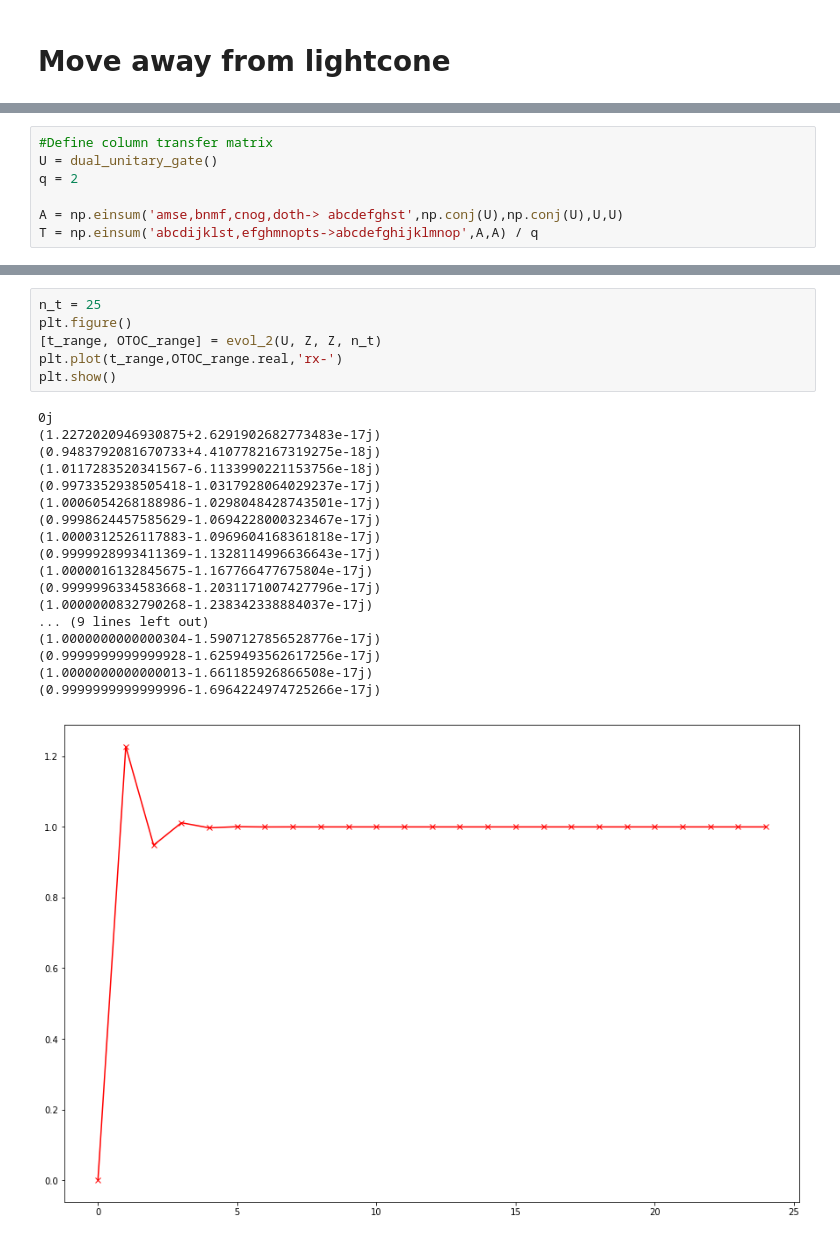
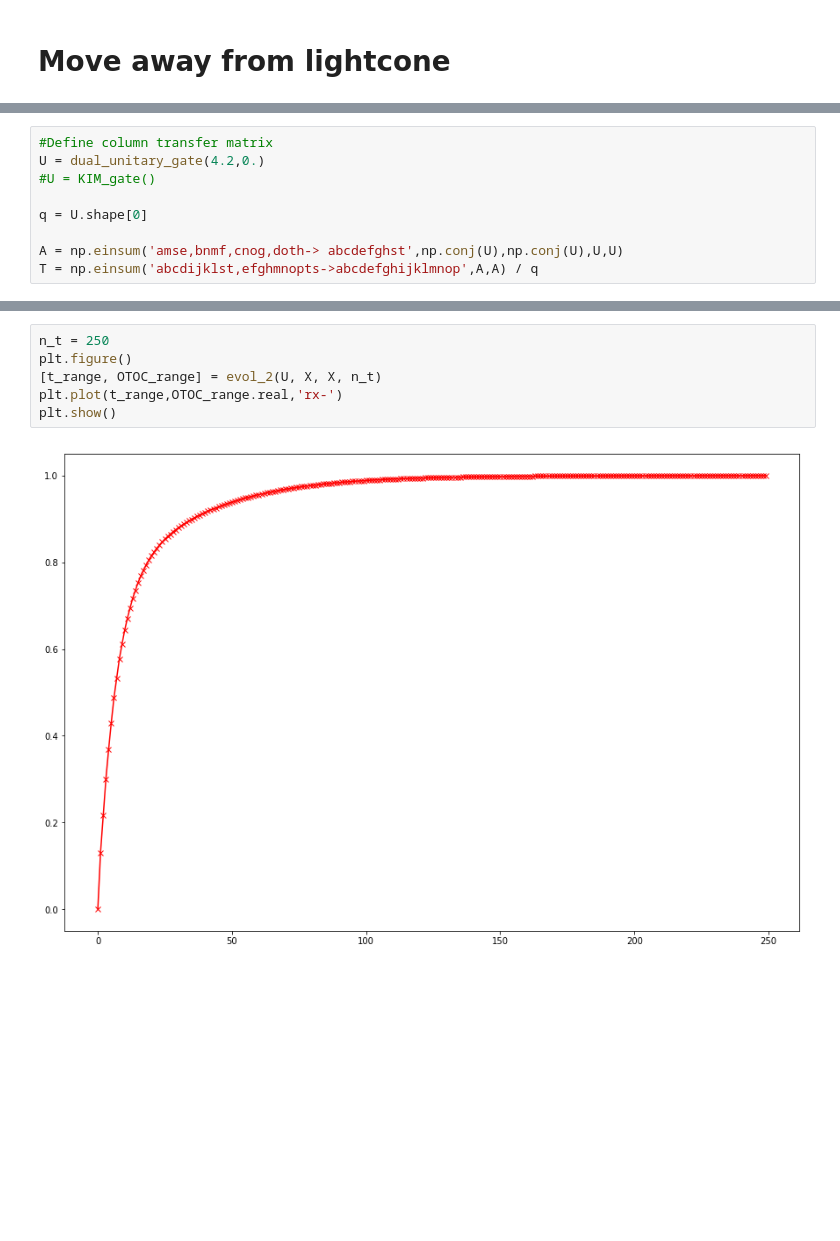
Before and after one commit to PieterWClaeys/UnitaryCircuits, a Jupyter notebook: OTOC_2layers.ipynb, the cells around one changed output, grey strips where cells are left out. Cells and saved outputs as stored; diff of their text form; blank space fills up the shorter version.

```diff
--- a/OTOC_2layers.ipynb
+++ b/OTOC_2layers.ipynb
@@ -64,8 +104,10 @@ def tensor_to_vector(tensor):
     return tensor.reshape([q ** num_row_indices])
 # %%
 #Define column transfer matrix
-U = dual_unitary_gate()
-q = 2
+U = dual_unitary_gate(4.2,0.)
+#U = KIM_gate()
+
+q = U.shape[0]
 
 A = np.einsum('amse,bnmf,cnog,doth-> abcdefghst',np.conj(U),np.conj(U),U,U)
 T = np.einsum('abcdijklst,efghmnopts->abcdefghijklmnop',A,A) / q
@@ -133,27 +175,10 @@ def evol_2(U, op_L, op_R, n_t):
 
 #print(contract_vv(left_boundary(Id),right_boundary(Id))/ q**2)
 # %%
-n_t = 25
+n_t = 250
 plt.figure()
-[t_range, OTOC_range] = evol_2(U, Z, Z, n_t)
+[t_range, OTOC_range] = evol_2(U, X, X, n_t)
 plt.plot(t_range,OTOC_range.real,'rx-')
 plt.show()
 # %% [output]
-0j
-(1.2272020946930875+2.6291902682773483e-17j)
-(0.9483792081670733+4.4107782167319275e-18j)
-(1.0117283520341567-6.1133990221153756e-18j)
-(0.9973352938505418-1.0317928064029237e-17j)
-(1.0006054268188986-1.0298048428743501e-17j)
-(0.9998624457585629-1.0694228000323467e-17j)
-(1.0000312526117883-1.0969604168361818e-17j)
-(0.9999928993411369-1.1328114996636643e-17j)
-(1.0000016132845675-1.167766477675804e-17j)
-(0.9999996334583668-1.2031171007427796e-17j)
-(1.0000000832790268-1.238342338884037e-17j)
-... (9 lines left out)
-(1.0000000000000304-1.5907127856528776e-17j)
-(0.9999999999999928-1.6259493562617256e-17j)
-(1.0000000000000013-1.661185926866508e-17j)
-(0.9999999999999996-1.6964224974725266e-17j)
-[figure, old version]
+[figure, new version]
```
Also changed, not shown: parts of 6 cells of this notebook, 1 other file.
